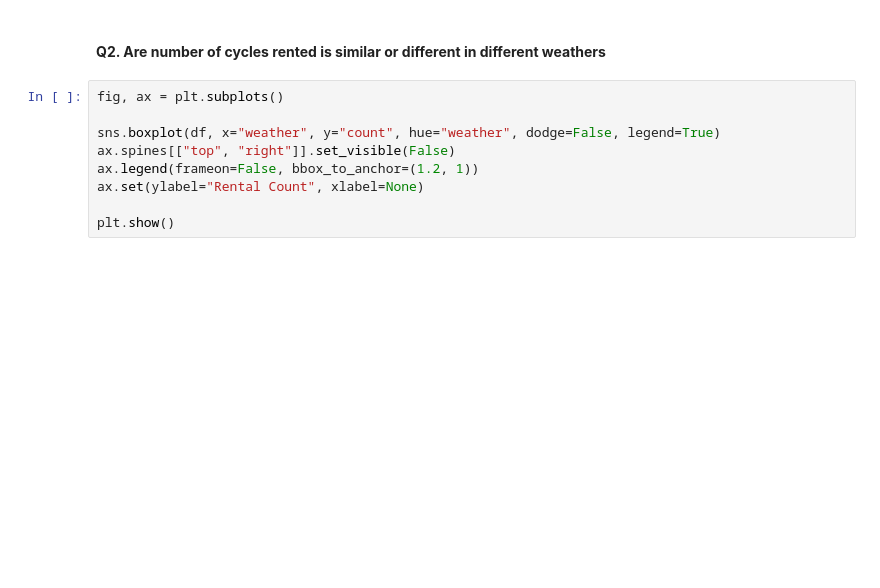
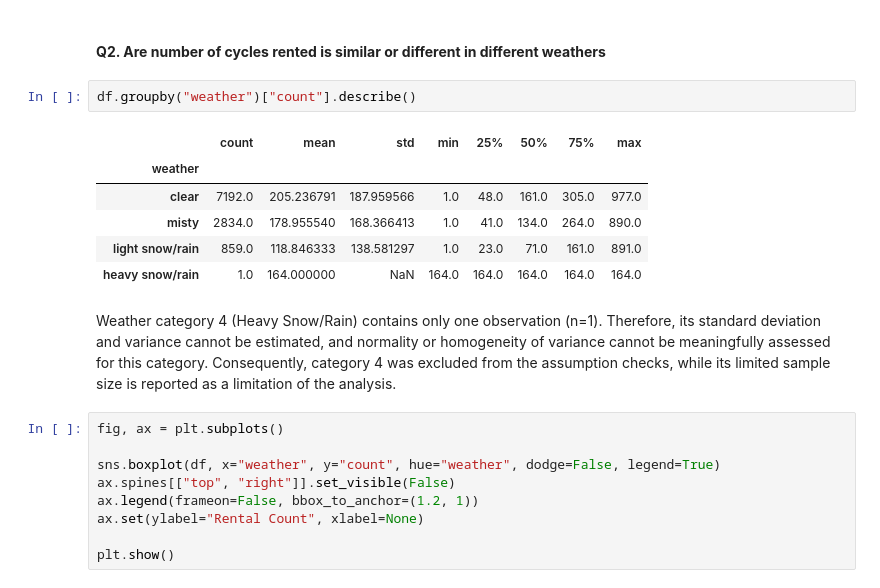
Before and after one commit to Yuvi977/Yulu-Bike-Sharing-Hypothesis-Testing, a Jupyter notebook: Business_Case_Yulu_Hypothesis_Testing.ipynb, the cells around one changed output. Saved outputs shown, nothing was run; the diff lists cells and outputs as text; blank space fills up the shorter version.

```diff
--- a/Business_Case_Yulu_Hypothesis_Testing.ipynb
+++ b/Business_Case_Yulu_Hypothesis_Testing.ipynb
@@ -602,6 +603,17 @@ Fail to reject H0: Mean rental count is equal on working and non-working days
 At the `5%` significance level, there is insufficient statistical evidence to conclude that the mean rental count differs between working and non-working days `(t = 1.2096, p = 0.2264)`.
 # %% [markdown]
 #### **Q2. Are number of cycles rented is similar or different in different weathers**
+# %%
+df.groupby("weather")["count"].describe()
+# %% [output]
+|  | count | mean | std | min | 25% | 50% | 75% | max |
+| weather |  |  |  |  |  |  |  |  |
+| clear | 7192.0 | 205.236791 | 187.959566 | 1.0 | 48.0 | 161.0 | 305.0 | 977.0 |
+| misty | 2834.0 | 178.955540 | 168.366413 | 1.0 | 41.0 | 134.0 | 264.0 | 890.0 |
+| light snow/rain | 859.0 | 118.846333 | 138.581297 | 1.0 | 23.0 | 71.0 | 161.0 | 891.0 |
+| heavy snow/rain | 1.0 | 164.000000 | NaN | 164.0 | 164.0 | 164.0 | 164.0 | 164.0 |
+# %% [markdown]
+Weather category 4 (Heavy Snow/Rain) contains only one observation (n=1). Therefore, its standard deviation and variance cannot be estimated, and normality or homogeneity of variance cannot be meaningfully assessed for this category. Consequently, category 4 was excluded from the assumption checks, while its limited sample size is reported as a limitation of the analysis.
 # %%
 fig, ax = plt.subplots()
 
```
Also changed, not shown: parts of 11 cells of this notebook.
